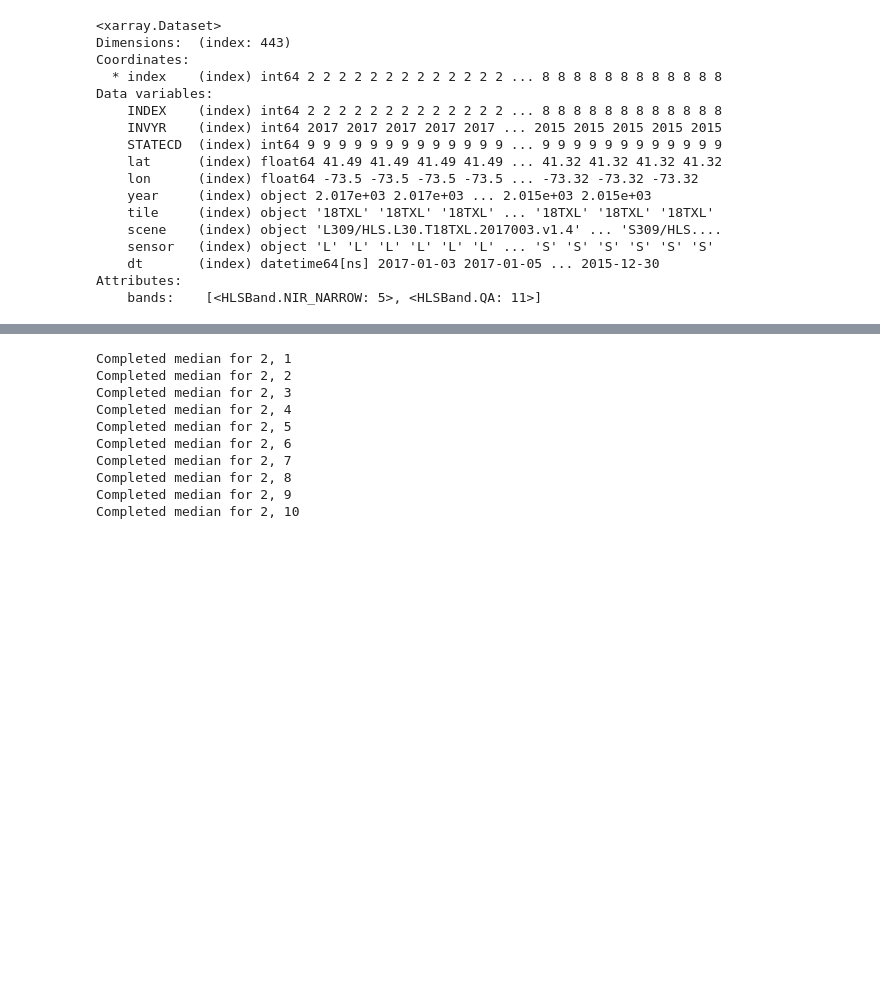
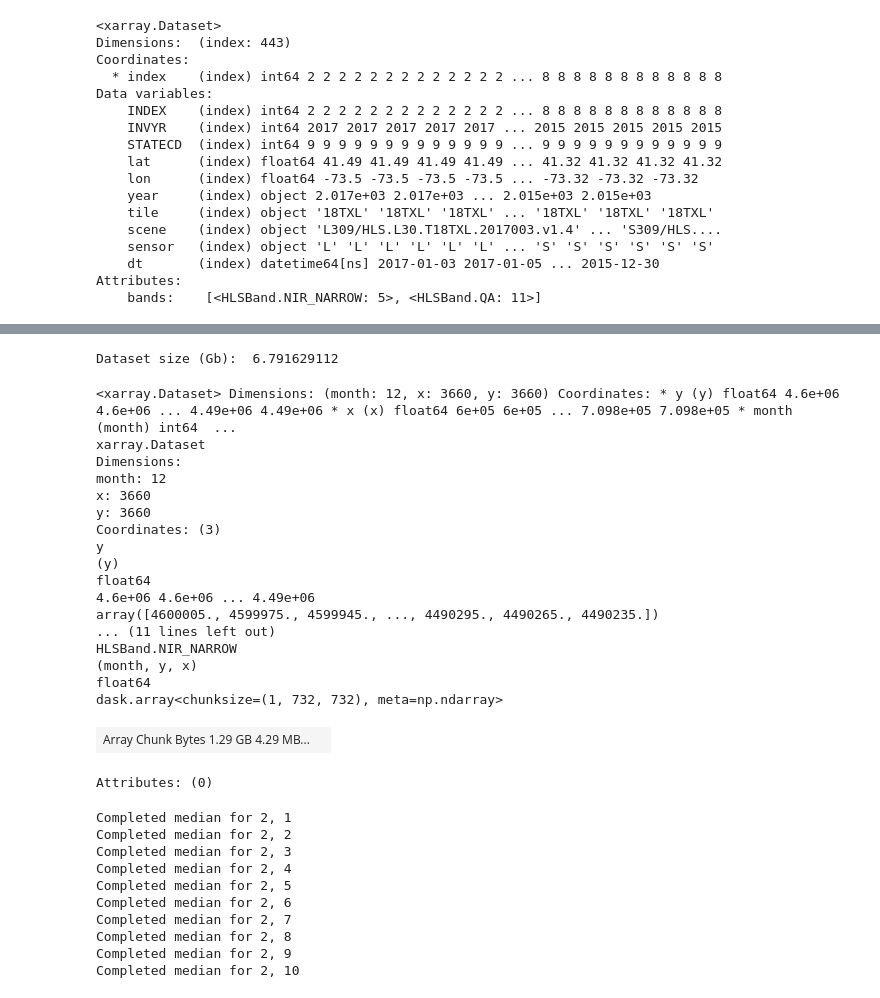
Before and after one commit to csp-inc/data-ingestion, a Jupyter notebook: hls-catalog.ipynb, the cells around one changed output, grey strips where cells are left out. Cells and saved outputs as stored; diff of their text form; code cells hidden in the pictures; blank space fills up the shorter version.

Commit message:
median calculation grouped monthly with masking

```diff
--- a/hls-catalog.ipynb
+++ b/hls-catalog.ipynb
@@ -117,14 +112,0 @@ med
-# %%
-x_chunk = 366*2
-y_chunk = 366*2
-chunks = {'band': 1, 'x': x_chunk, 'y': y_chunk}
-entries = point_catalog.xr_ds.to_dataframe().to_dict('records')
-arrays = []
-for entry in entries:
-    for band, url in zip(point_catalog.xr_ds.attrs['bands'], scene_to_urls(entry['scene'], point_catalog.xr_ds.attrs['landsat_bands'])):
-        da = xr.open_rasterio(url, chunks={'band': 1, 'x': x_chunk, 'y': y_chunk})
-        da = da.squeeze().drop(labels='band')
-        ds = da.to_dataset(name=band)
-        r = r.expand_dims({'datetime': [entry['dt']], 'index': [entry['INDEX']], 'band': band})
-        arrays.append(r)
-    break
@@ -138,0 +113,35 @@ r = xr.open_rasterio(url, chunks={'band': 1, 'x': x_chunk, 'y': y_chunk}) # get
+# %%
+training_ds = create_timeseries_multiband_dataset(jobs[0][1], point_catalog.xr_ds.attrs['bands'], chunks)
+# %% [output]
+Dataset size (Gb):  6.791629112
+# %%
+qa_mask = None
+if HLSBand.QA in training_ds.data_vars:
+    qa_mask = get_mask(training_ds[HLSBand.QA])
+    training_ds = training_ds.drop_vars(HLSBand.QA)
+# %%
+masked = training_ds.where(qa_mask)
+# %%
+median = masked.groupby('time.month').median()
+# %%
+median
+# %% [output]
+<xarray.Dataset> Dimensions: (month: 12, x: 3660, y: 3660) Coordinates: * y (y) float64 4.6e+06 4.6e+06 ... 4.49e+06 4.49e+06 * x (x) float64 6e+05 6e+05 ... 7.098e+05 7.098e+05 * month (month) int64  ...
+xarray.Dataset
+Dimensions:
+month: 12
+x: 3660
+y: 3660
+Coordinates: (3)
+y
+(y)
+float64
+4.6e+06 4.6e+06 ... 4.49e+06
+array([4600005., 4599975., 4599945., ..., 4490295., 4490265., 4490235.])
+... (11 lines left out)
+HLSBand.NIR_NARROW
+(month, y, x)
+float64
+dask.array<chunksize=(1, 732, 732), meta=np.ndarray>
+| Array Chunk Bytes 1.29 GB 4.29 MB... |  |
+Attributes: (0)
```
Also changed, not shown: parts of 12 cells of this notebook.
